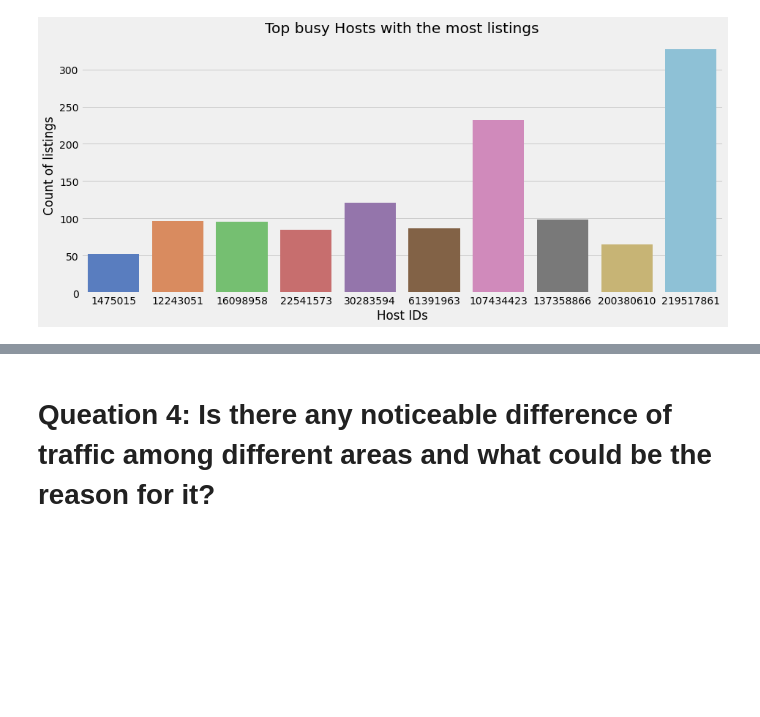
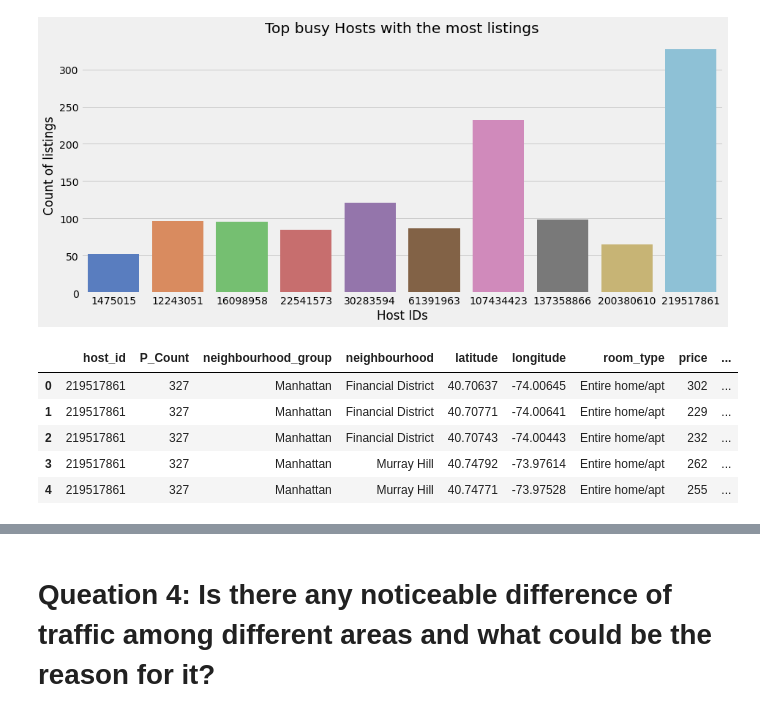
Before and after one commit to Deeksha-Data-Scientist/Airbnb-Bookings-Analysis, a Jupyter notebook: Airbnb_Bookings_Analysis_Capstone_Project.ipynb, the cells around one changed output, grey strips where cells are left out. Drawn from its saved outputs; the diff is of its cells as text; code cells hidden in the pictures; blank space fills up the shorter version.

```diff
--- a/Airbnb_Bookings_Analysis_Capstone_Project.ipynb
+++ b/Airbnb_Bookings_Analysis_Capstone_Project.ipynb
@@ -543,3 +568,14 @@ viz_1.set_xticklabels(viz_1.get_xticklabels(), rotation=0)
  Text(0, 0, '200380610'),
  Text(0, 0, '219517861')]
 [figure]
+# %%
+# taking intersection of top_host and dataframe df
+int_df = pd.merge(top_host_df, df, how ='inner', on =['host_id'])
+int_df.head()
+# %% [output]
+|  | host_id | P_Count | neighbourhood_group | neighbourhood | latitude | longitude | room_type | price | ... |
+| 0 | 219517861 | 327 | Manhattan | Financial District | 40.70637 | -74.00645 | Entire home/apt | 302 | ... |
+| 1 | 219517861 | 327 | Manhattan | Financial District | 40.70771 | -74.00641 | Entire home/apt | 229 | ... |
+| 2 | 219517861 | 327 | Manhattan | Financial District | 40.70743 | -74.00443 | Entire home/apt | 232 | ... |
+| 3 | 219517861 | 327 | Manhattan | Murray Hill | 40.74792 | -73.97614 | Entire home/apt | 262 | ... |
+| 4 | 219517861 | 327 | Manhattan | Murray Hill | 40.74771 | -73.97528 | Entire home/apt | 255 | ... |
```
Also changed, not shown: parts of 17 cells of this notebook.
